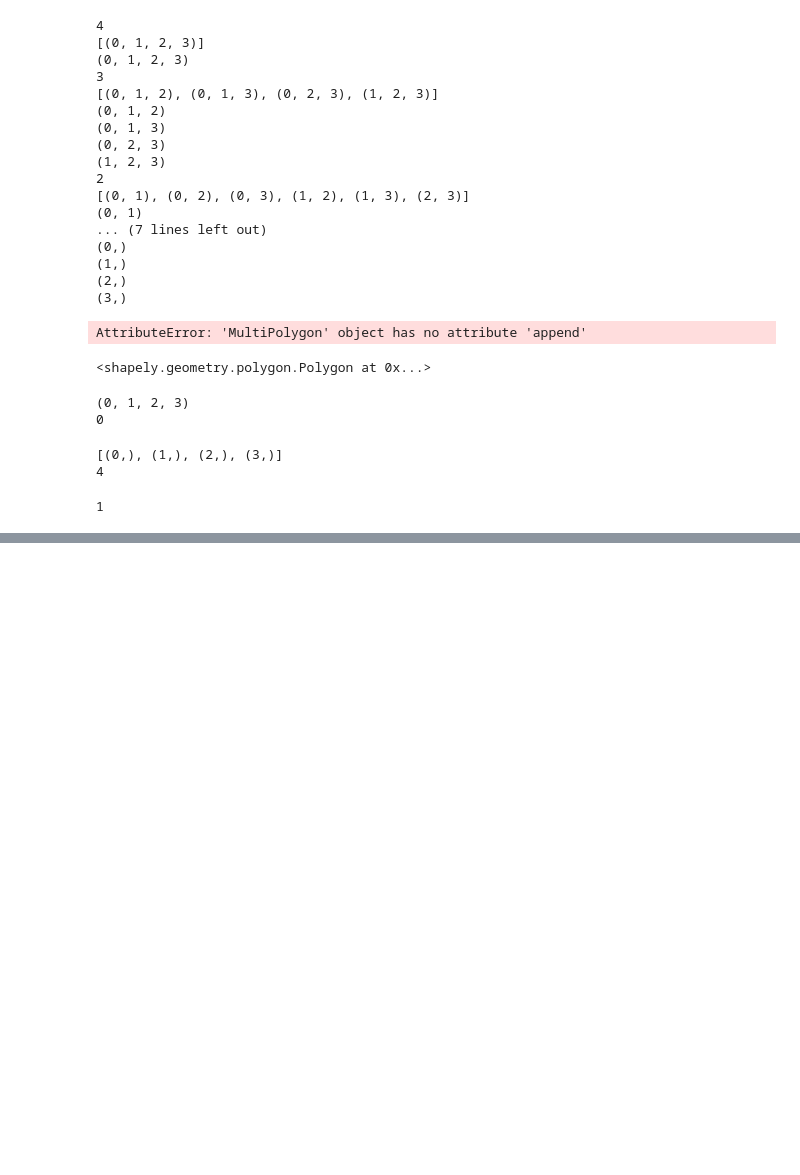
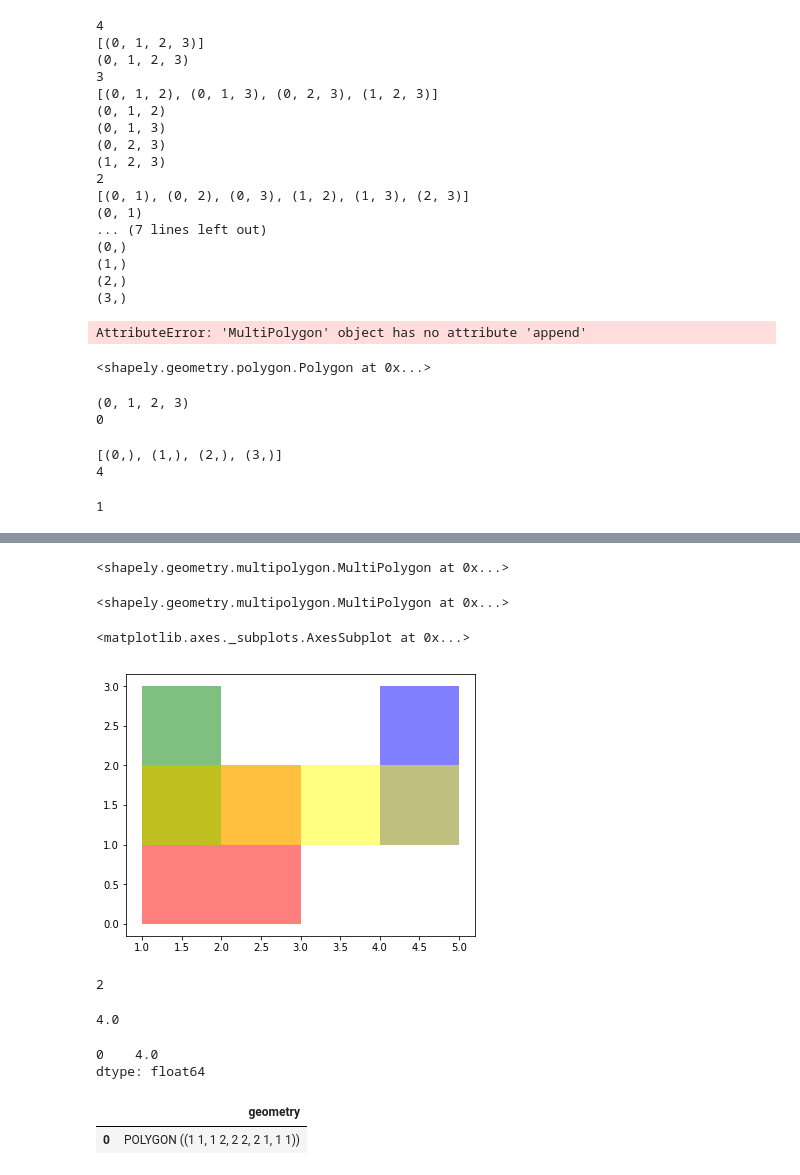
Before and after one commit to zalfalah/Honors, a Jupyter notebook: Testing Polygons.ipynb, the cells around one changed output, grey strips where cells are left out. Cells and saved outputs as stored; diff of their text form; code cells hidden in the pictures; blank space fills up the shorter version.

```diff
--- a/Testing Polygons.ipynb
+++ b/Testing Polygons.ipynb
@@ -310,0 +393,32 @@ len(y)
+# %%
+polybox2shape
+# %% [output]
+<shapely.geometry.multipolygon.MultiPolygon at 0x...>
+# %%
+polybox2shape[1:3]
+# %% [output]
+<shapely.geometry.multipolygon.MultiPolygon at 0x...>
+# %%
+t1 = gp.GeoDataFrame({'geometry': gp.GeoSeries(polygon)})
+t2 = gp.GeoDataFrame({'geometry': gp.GeoSeries(poly2)})
+t3 = gp.GeoDataFrame({'geometry': gp.GeoSeries(poly3)})
+t4 = gp.GeoDataFrame({'geometry': gp.GeoSeries(poly4)})
+# %%
+ax = t1.plot(color = 'red', alpha = 0.5);
+t2.plot(ax = ax, color = 'green', alpha = 0.5);
+t3.plot(ax = ax, color = 'blue', alpha = 0.5);
+t4.plot(ax = ax, color = 'yellow', alpha = 0.5)
+# %% [output]
+<matplotlib.axes._subplots.AxesSubplot at 0x...>
+[figure, added]
+# %%
+try:
+    res_inter = None
+    res_inter = gp.overlay(df1, df2, how='intersection')
+except KeyError:
+    #pass
+    print(2)
+else:
+    print(1)
+# %% [output]
+2
@@ -310,0 +427,16 @@ len(y)
+# %%
+polygon.area #polygon is t1, so intersecting it with itself seems correct.
+# %% [output]
+4.0
+# %%
+#res_union = gp.overlay(t1, t2, t3, t4, how = 'intersection')
+#above not allowed, have to go pair by pair. Ew.
+try:
+    res_inter = gp.overlay(t1, t1, how = 'intersection')
+except KeyError:
+    pass
+else:
+    print(res_inter.geometry.area)
+# %% [output]
+0    4.0
+dtype: float64
@@ -310,0 +445,5 @@ len(y)
+# %%
+res_inter
+# %% [output]
+|  | geometry |
+| 0 | POLYGON ((1 1, 1 2, 2 2, 2 1, 1 1)) |
```
Also changed, not shown: parts of 30 cells of this notebook.
